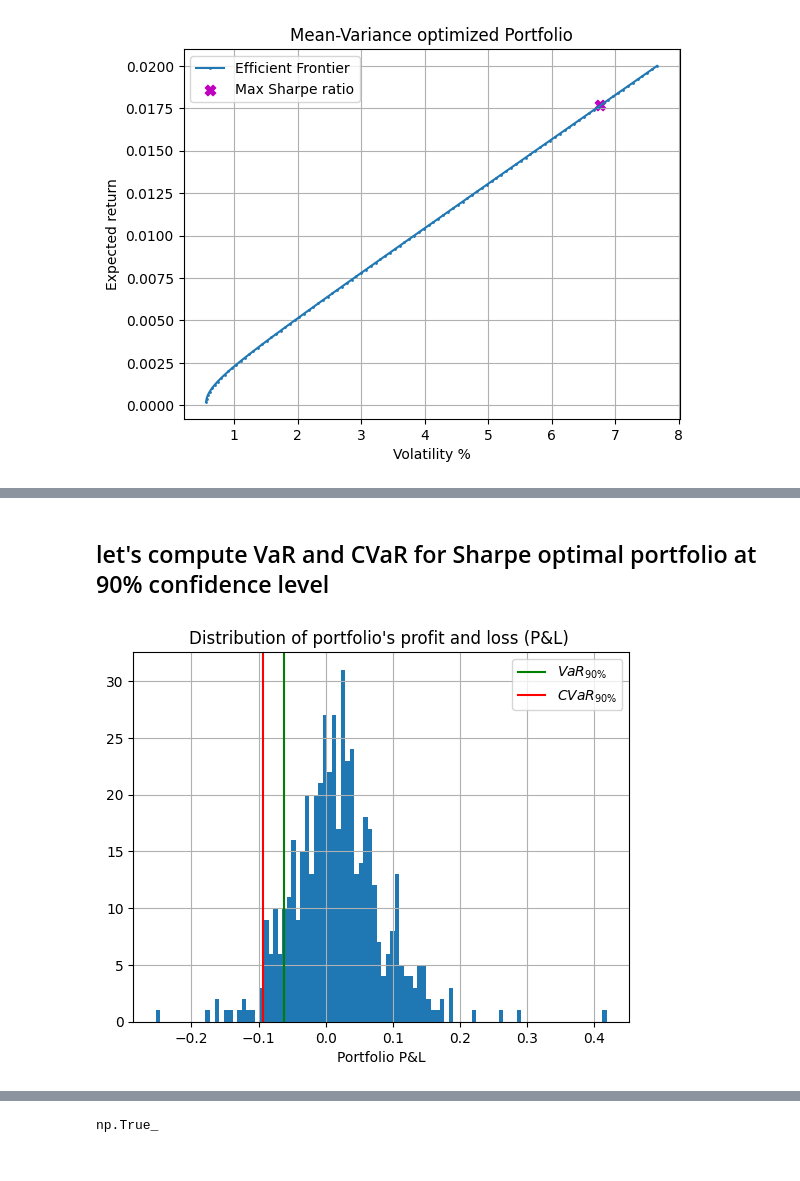
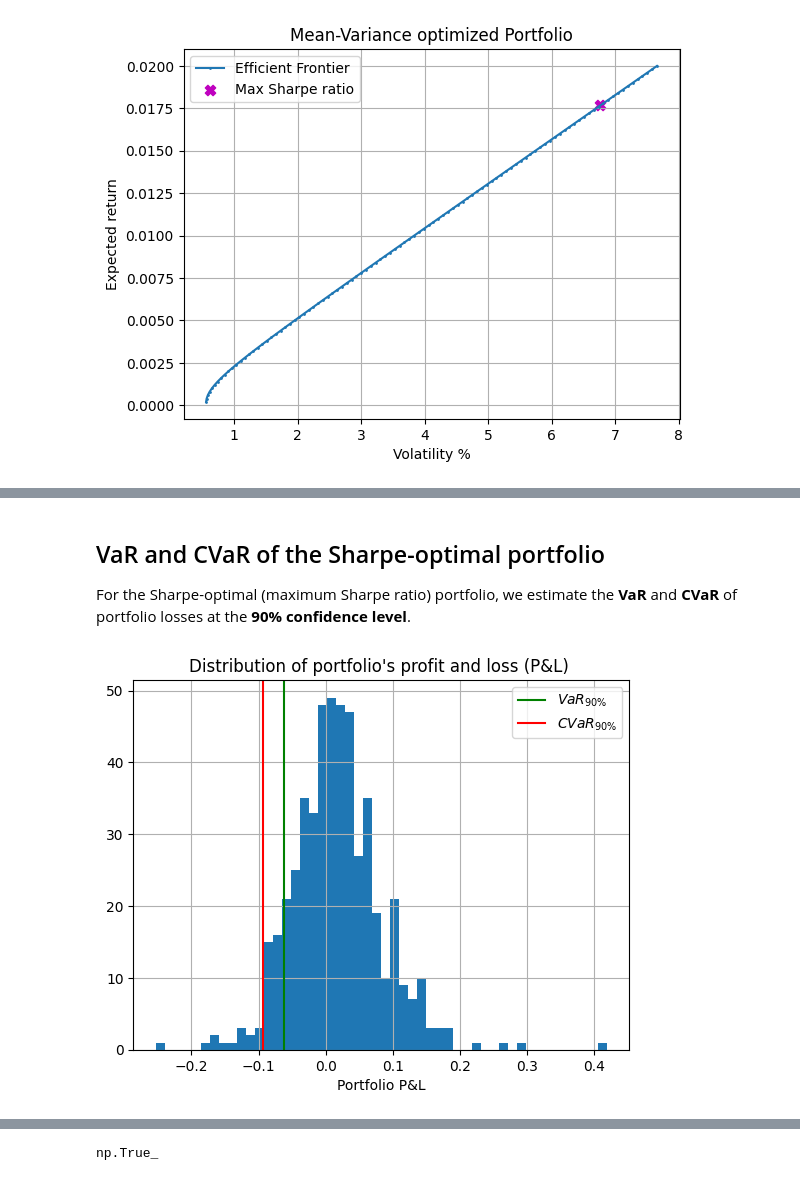
Before and after one commit to conformist89/optim-methods-asset-in-management, a Jupyter notebook: optim-intervace.ipynb, the cells around one changed output, grey strips where cells are left out. Saved outputs shown, nothing was run; the diff lists cells and outputs as text; code cells hidden in the pictures.

```diff
--- a/optim-intervace.ipynb
+++ b/optim-intervace.ipynb
@@ -142,5 +171,7 @@ plot_var_cvar(mean_daily_ret_port, var90, cvar90, conf_level, 100)
 # %% [markdown]
-## let's compute VaR and CVaR for Sharpe optimal portfolio at 90% confidence level
+## VaR and CVaR of the Sharpe-optimal portfolio
+
+For the Sharpe-optimal (maximum Sharpe ratio) portfolio, we estimate the **VaR** and **CVaR** of portfolio losses at the **90% confidence level**.
 # %%
 sharpe_daily_ret_port = stock_returns.drop(columns=["date"]) @ w_sharpe
 # %%
@@ -148,7 +179,7 @@ var90_sharpe = get_var(sharpe_daily_ret_port, conf_level)
 # %%
 cvar90_sharpe = get_cvar(sharpe_daily_ret_port, conf_level)
 # %%
-plot_var_cvar(sharpe_daily_ret_port, var90_sharpe, cvar90_sharpe, conf_level, 100)
+plot_var_cvar(sharpe_daily_ret_port, var90_sharpe, cvar90_sharpe, conf_level, 50)
 # %% [output]
-[figure, old version]
+[figure, new version]
 # %% [markdown]
```
Also changed, not shown: parts of 18 cells of this notebook.
